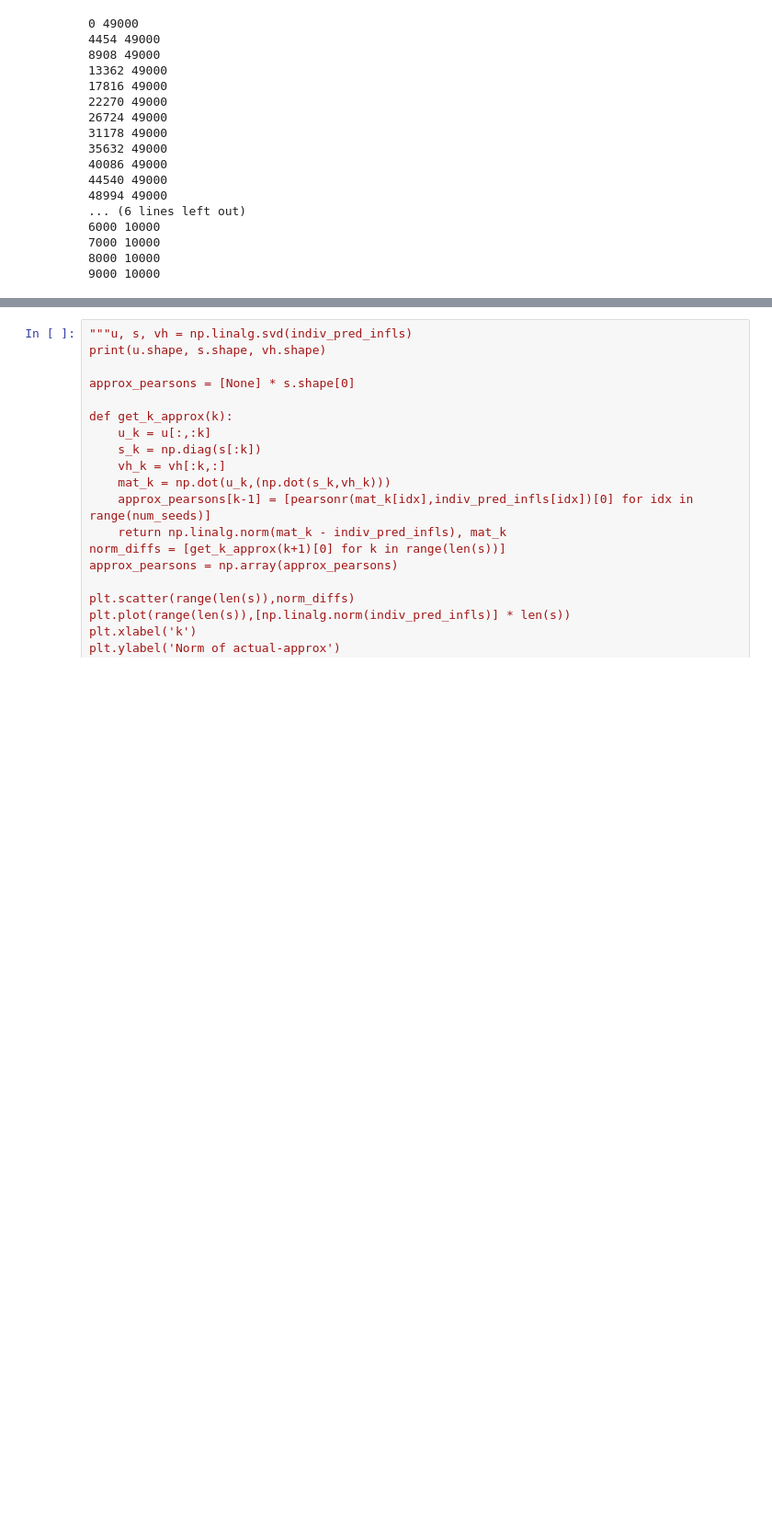
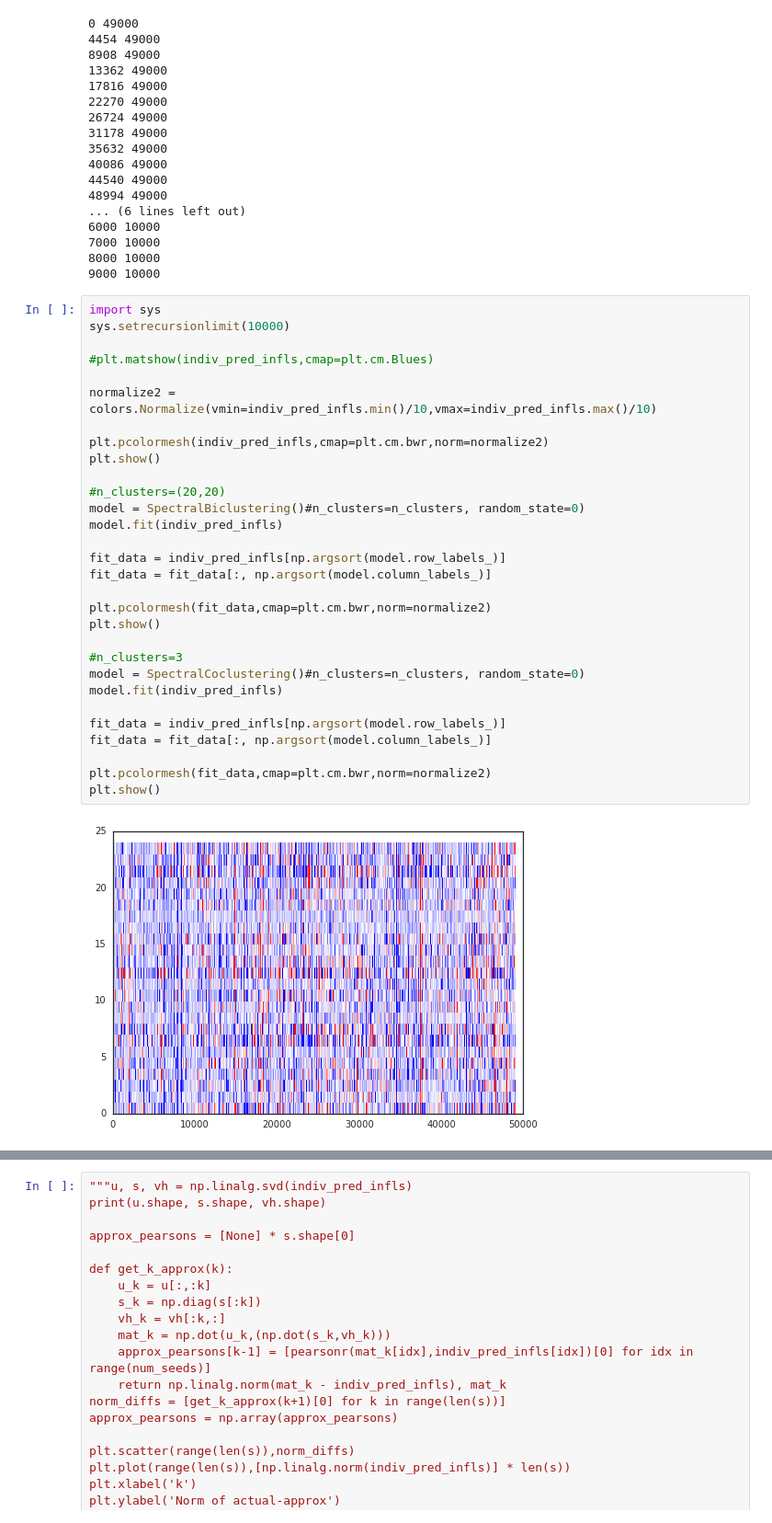
Before and after one commit to bbbert/influence-release, a Jupyter notebook: scripts/test_train_infl_stability-cifar10.ipynb, the cells around one changed output, grey strips where cells are left out. Shown at 92% size. Drawn from its saved outputs; the diff is of its cells as text; blank space fills up the shorter version.

```diff
--- a/scripts/test_train_infl_stability-cifar10.ipynb
+++ b/scripts/test_train_infl_stability-cifar10.ipynb
@@ -129,3 +129,35 @@ normalize = colors.Normalize(min(train_means), max(train_means))
 7000 10000
 8000 10000
 9000 10000
+# %%
+import sys
+sys.setrecursionlimit(10000)
+
+#plt.matshow(indiv_pred_infls,cmap=plt.cm.Blues)
+
+normalize2 = colors.Normalize(vmin=indiv_pred_infls.min()/10,vmax=indiv_pred_infls.max()/10)
+
+plt.pcolormesh(indiv_pred_infls,cmap=plt.cm.bwr,norm=normalize2)
+plt.show()
+
+#n_clusters=(20,20)
+model = SpectralBiclustering()#n_clusters=n_clusters, random_state=0)
+model.fit(indiv_pred_infls)
+
+fit_data = indiv_pred_infls[np.argsort(model.row_labels_)]
+fit_data = fit_data[:, np.argsort(model.column_labels_)]
+
+plt.pcolormesh(fit_data,cmap=plt.cm.bwr,norm=normalize2)
+plt.show()
+
+#n_clusters=3
+model = SpectralCoclustering()#n_clusters=n_clusters, random_state=0)
+model.fit(indiv_pred_infls)
+
+fit_data = indiv_pred_infls[np.argsort(model.row_labels_)]
+fit_data = fit_data[:, np.argsort(model.column_labels_)]
+
+plt.pcolormesh(fit_data,cmap=plt.cm.bwr,norm=normalize2)
+plt.show()
+# %% [output]
+[figure, added]
```
Also changed, not shown: parts of 4 cells of this notebook, 4 other files.
